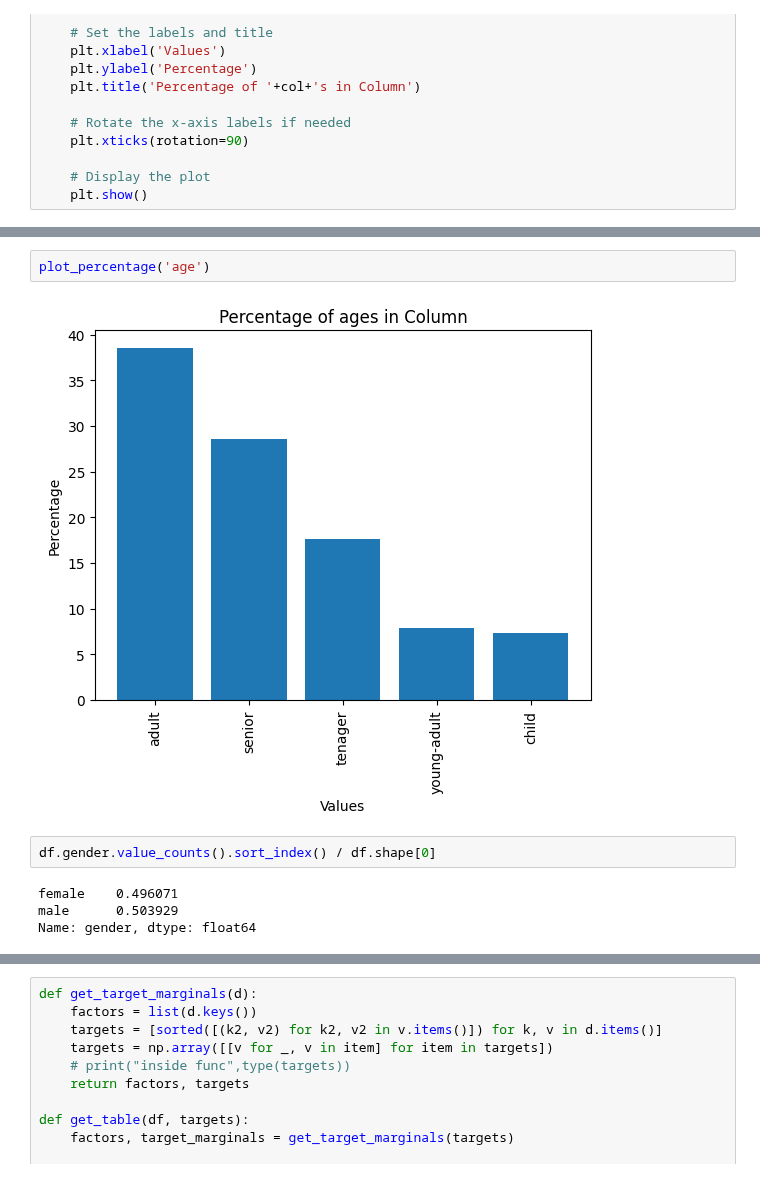
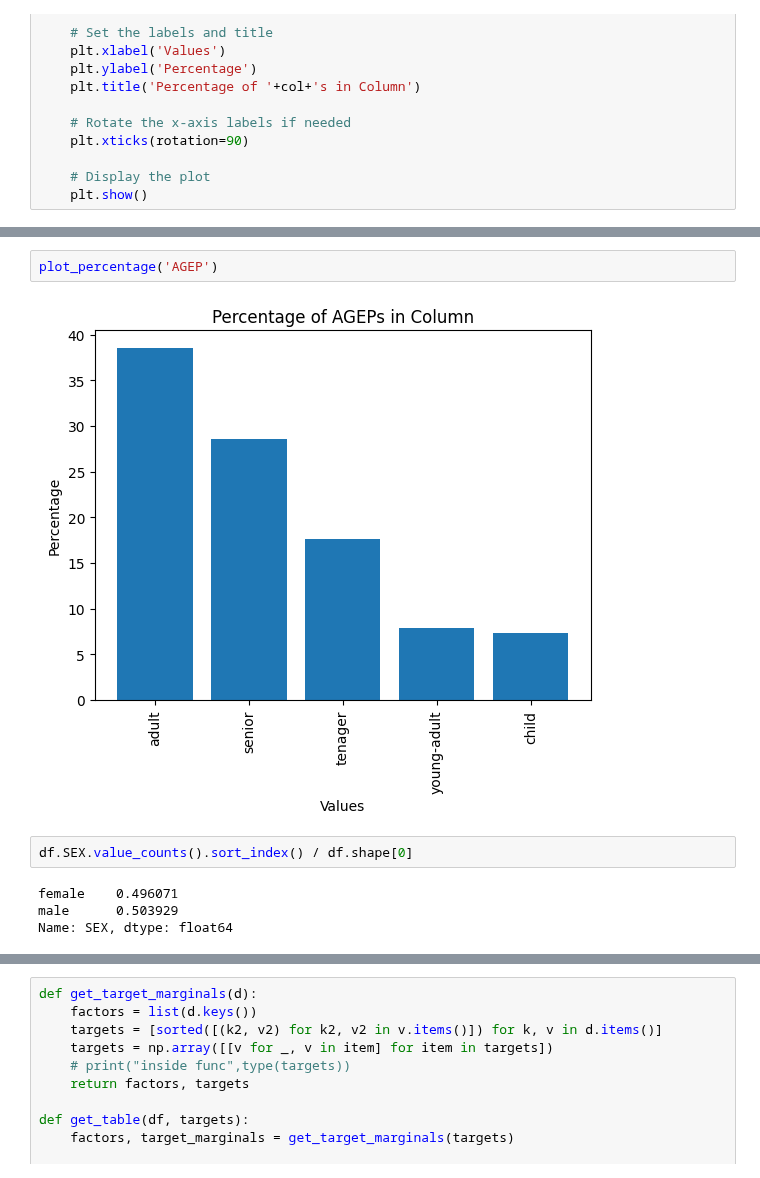
Before and after one commit to abuudarda/synthetic-population-simulation, a Jupyter notebook: IPF_IPU_sampling/IPF_IPU_SAMPLING.ipynb, the cells around one changed output, grey strips where cells are left out. Cells and saved outputs as stored; diff of their text form.

```diff
--- a/IPF_IPU_sampling/IPF_IPU_SAMPLING.ipynb
+++ b/IPF_IPU_sampling/IPF_IPU_SAMPLING.ipynb
@@ -168,11 +176,11 @@ Name: age, dtype: float64
 # %%
-plot_percentage('age')
+plot_percentage('AGEP')
 # %% [output]
-[figure, old version]
+[figure, new version]
 # %%
-df.gender.value_counts().sort_index() / df.shape[0]
+df.SEX.value_counts().sort_index() / df.shape[0]
 # %% [output]
 female    0.496071
 male      0.503929
-Name: gender, dtype: float64
+Name: SEX, dtype: float64
 # %%
```
Also changed, not shown: parts of 12 cells of this notebook, 1 other file.
